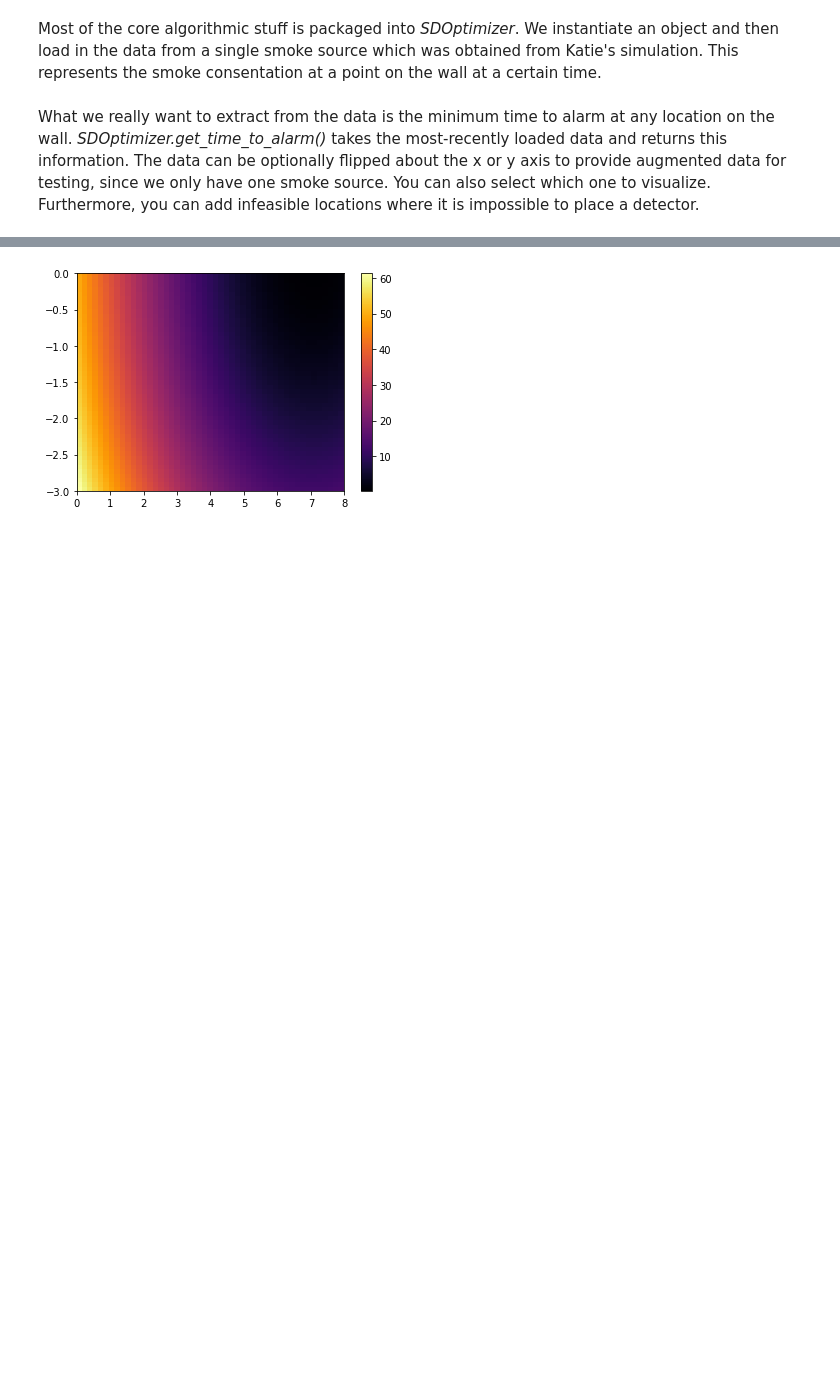
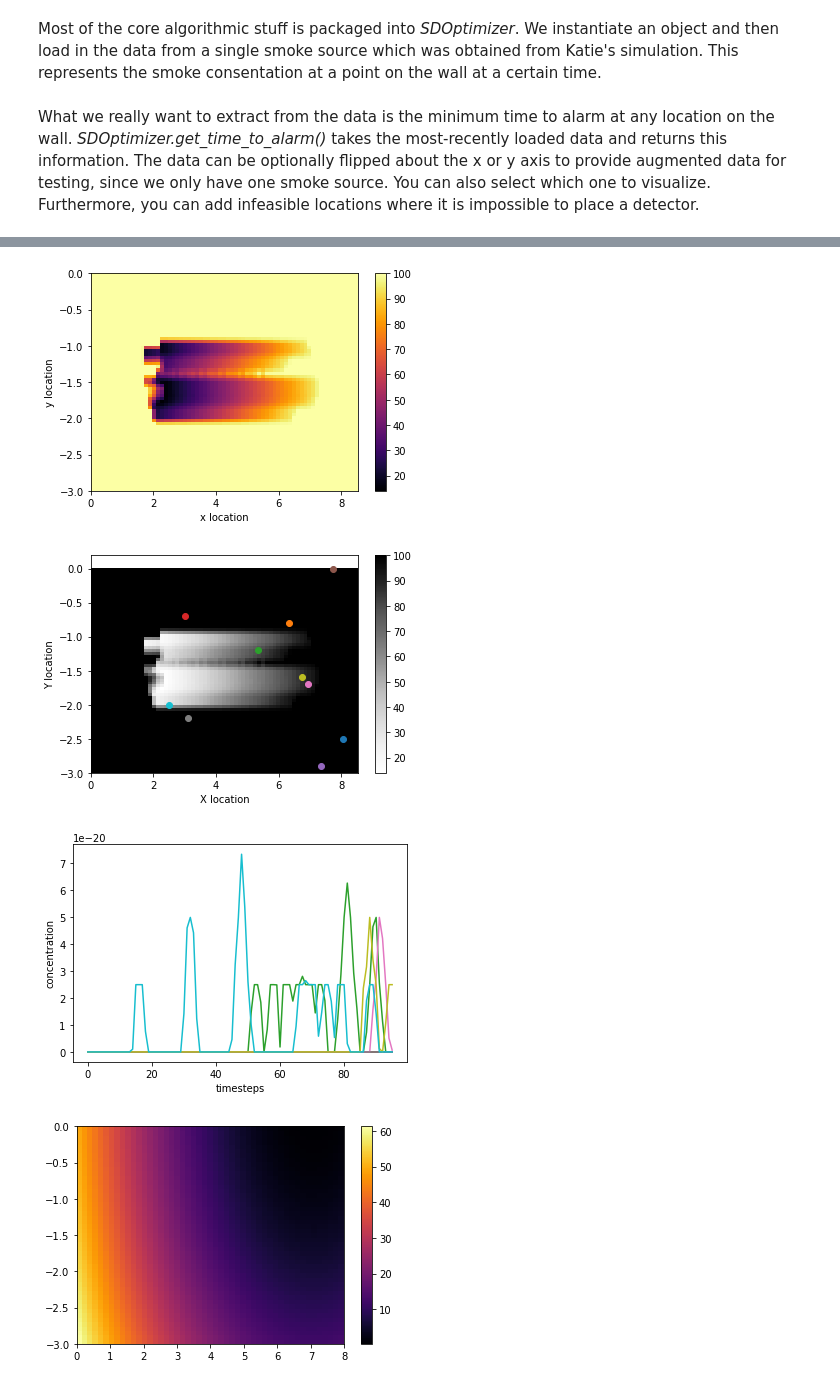
Before and after one commit to russelldj/SmokeDetectorOptimization, a Jupyter notebook: StreamlinedExperiments.ipynb, the cells around one changed output, grey strips where cells are left out. Drawn from its saved outputs; the diff is of its cells as text; code cells hidden in the pictures; blank space fills up the shorter version.

```diff
--- a/StreamlinedExperiments.ipynb
+++ b/StreamlinedExperiments.ipynb
@@ -30,11 +32,15 @@ smoke_sources = [source1, source2, source3, source4]
 # %%
-#SDO.load_data(DATA_FILE)
-#Y_SHIFT = -3
-#bad_source1 = SDO.get_time_to_alarm(False, False, y_shift=Y_SHIFT) # the default value of flip is false, so this is simply included for clarity
-#bad_source2 = SDO.get_time_to_alarm(True, False, y_shift=Y_SHIFT) # flip about the x axis
-#bad_source3 = SDO.get_time_to_alarm(False, True,  y_shift=Y_SHIFT) # flip about the x axis
-#bad_source4 = SDO.get_time_to_alarm(False, False,  y_shift=Y_SHIFT, visualize=True) # flip about both axis
-#bad_smoke_sources = [bad_source1, bad_source2, bad_source3, bad_source4]
+SDO.load_data(DATA_FILE)
+Y_SHIFT = -3
+bad_source1 = SDO.get_time_to_alarm(False, False, y_shift=Y_SHIFT) # the default value of flip is false, so this is simply included for clarity
+bad_source2 = SDO.get_time_to_alarm(True, False, y_shift=Y_SHIFT) # flip about the x axis
+bad_source3 = SDO.get_time_to_alarm(False, True,  y_shift=Y_SHIFT) # flip about the x axis
+bad_source4 = SDO.get_time_to_alarm(False, False,  y_shift=Y_SHIFT, visualize=True) # flip about both axis
+smoke_sources = [bad_source1, bad_source2, bad_source3, bad_source4]
+# %% [output]
+[figure, added]
+[figure, added]
+[figure, added]
 # %%
 X_BOUNDS = [0, 8]
 Y_BOUNDS = [-3, 0]
```
Also changed, not shown: parts of 7 cells of this notebook, 5 other files.
